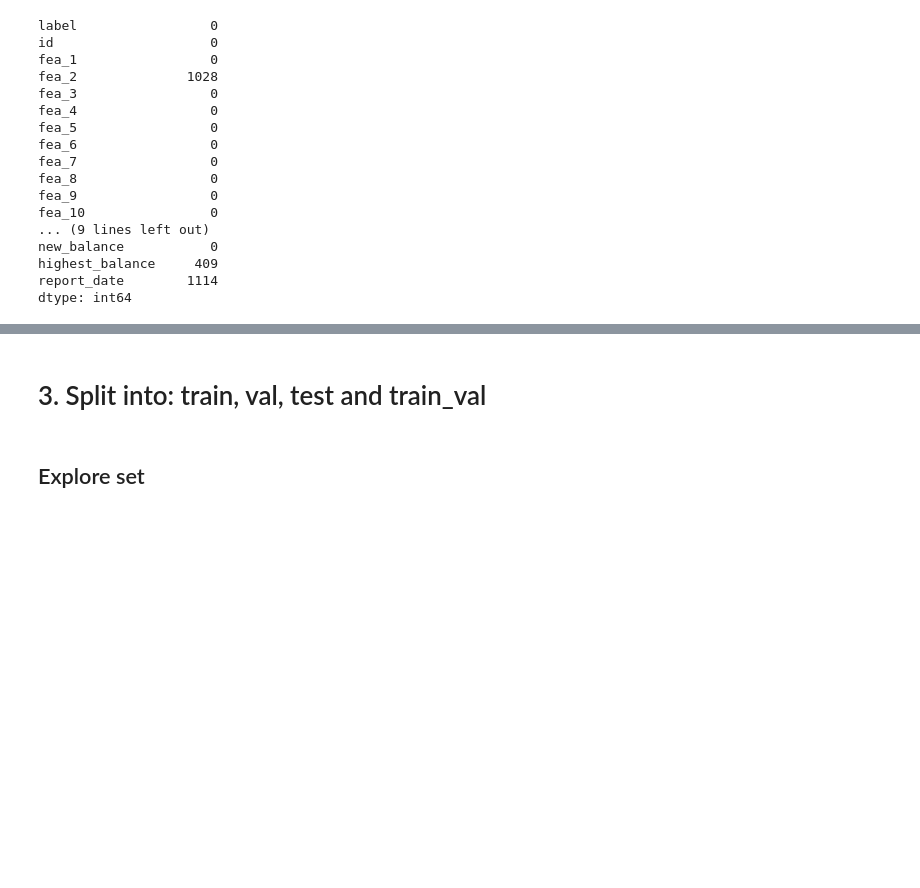
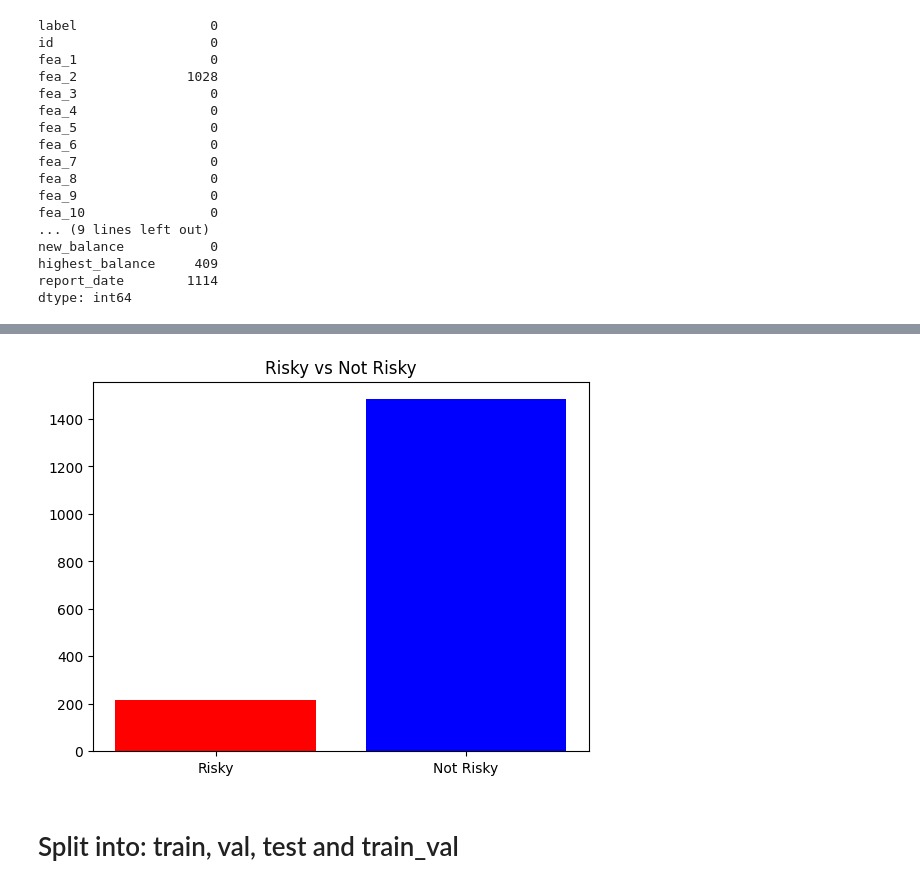
Before and after one commit to aruuuke/CreditRisk, a Jupyter notebook: LogisticRegression.ipynb, the cells around one changed output, grey strips where cells are left out. Drawn from its saved outputs; the diff is of its cells as text; code cells hidden in the pictures; blank space fills up the shorter version.

```diff
--- a/LogisticRegression.ipynb
+++ b/LogisticRegression.ipynb
@@ -199,0 +160,18 @@ plot_heatmap(df,df.shape[1])
+# %%
+# remove duplicates
+# convert string dates into date/time
+# create new feature from two dates
+# remove old date features
+
+def preprocess(df):
+    df.drop_duplicates()
+    df.dropna(inplace=True)
+
+    df['report_date'] = pd.to_datetime(df['report_date'],format='mixed')
+    df['update_date'] = pd.to_datetime(df['update_date'],format='mixed')
+    df['report_update_diff'] = (df['update_date'] - df['report_date']).dt.days
+
+    df.drop('update_date', axis=1, inplace=True)
+    df.drop('report_date', axis=1, inplace=True)
+
+    return df
@@ -200,5 +201,20 @@ plot_heatmap(df,df.shape[1])
+# %%
+df1 = preprocess(df)
+# %%
+X = df1.drop(['label'], axis=1)
+y = df1['label']
+# %%
+risky = (y == 1).sum()
+not_risky = len(y)-risky
+#print(risky, not_risky)
+fig, ax = plt.subplots()
+ax.bar(["Risky", "Not Risky"], [risky, not_risky],color=["red","blue"])
+ax.set_title("Risky vs Not Risky")
+plt.show()
+# %% [output]
+[figure, added]
 # %% [markdown]
-# 3. Split into: train, val, test and train_val
+# Split into: train, val, test and train_val
 # %%
 def visualize_split(sets, labels):
     sizes = [len(s) for s in sets]
@@ -226,4 +236,2 @@ def split(df):
 
     return X_train, y_train, X_val, y_val, X_test, y_test, X_train_val, y_train_val
-# %% [markdown]
-## Explore set
```
Also changed, not shown: parts of 41 cells of this notebook.
